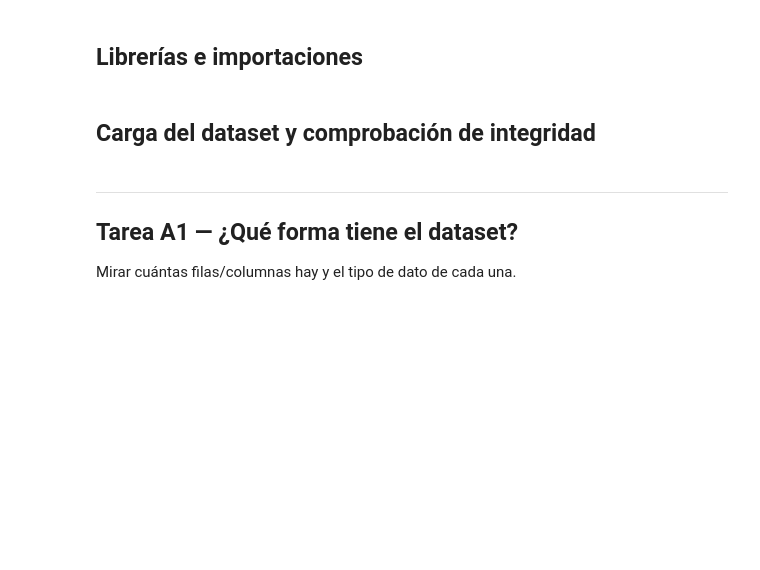
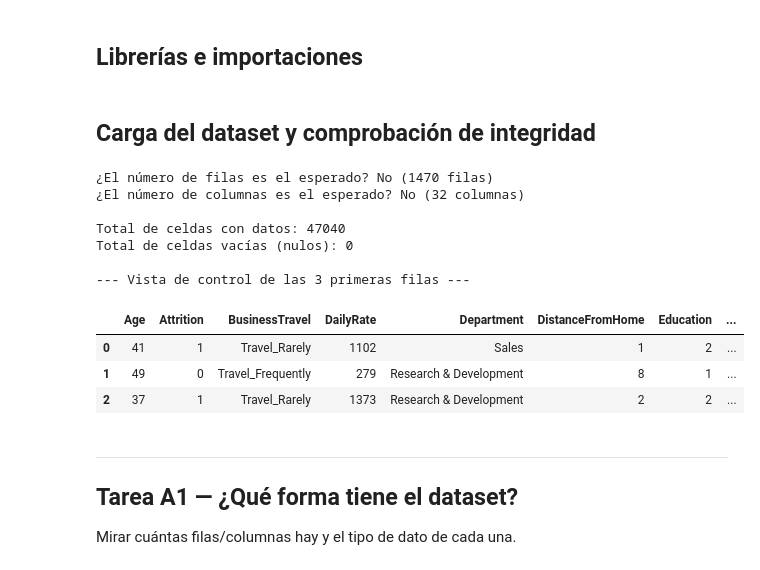
Before and after one commit to cristimimej/Promo-69-Modulo-3-team-1, a Jupyter notebook: Fase1_EDA_Unificado.ipynb, the cells around one changed output. Drawn from its saved outputs; the diff is of its cells as text; code cells hidden in the pictures; blank space fills up the shorter version.

```diff
--- a/Fase1_EDA_Unificado.ipynb
+++ b/Fase1_EDA_Unificado.ipynb
@@ -19,19 +19,32 @@ pd.set_option('display.max_columns', None)
 ## Carga del dataset y comprobación de integridad
 # %%
 # Cargamos el dataset original
-df = pd.read_csv('../hr.csv')
+df = pd.read_csv('hr_clean.csv')
+
 
 # 1. Validamos las dimensiones exactas del dataset
 print(f"¿El número de filas es el esperado? {'Sí' if df.shape[0] == 1474 else 'No'} ({df.shape[0]} filas)")
 print(f"¿El número de columnas es el esperado? {'Sí' if df.shape[1] == 35 else 'No'} ({df.shape[1]} columnas)")
 
 # 2. Verificamos que no haya problemas de lectura
 print(f"\nTotal de celdas con datos: {df.notnull().sum().sum()}")
 print(f"Total de celdas vacías (nulos): {df.isnull().sum().sum()}")
 
 # 3. Inspección visual rápida de las primeras 3 filas
 print("\n--- Vista de control de las 3 primeras filas ---")
 display(df.head(3))
+# %% [output]
+¿El número de filas es el esperado? No (1470 filas)
+¿El número de columnas es el esperado? No (32 columnas)
+
+Total de celdas con datos: 47040
+Total de celdas vacías (nulos): 0
+
+--- Vista de control de las 3 primeras filas ---
+|  | Age | Attrition | BusinessTravel | DailyRate | Department | DistanceFromHome | Education | ... |
+| 0 | 41 | 1 | Travel_Rarely | 1102 | Sales | 1 | 2 | ... |
+| 1 | 49 | 0 | Travel_Frequently | 279 | Research & Development | 8 | 1 | ... |
+| 2 | 37 | 1 | Travel_Rarely | 1373 | Research & Development | 2 | 2 | ... |
 # %% [markdown]
 ---
 ## Tarea A1 — ¿Qué forma tiene el dataset?
```
Also changed, not shown: parts of 8 cells of this notebook, 15 other files.
